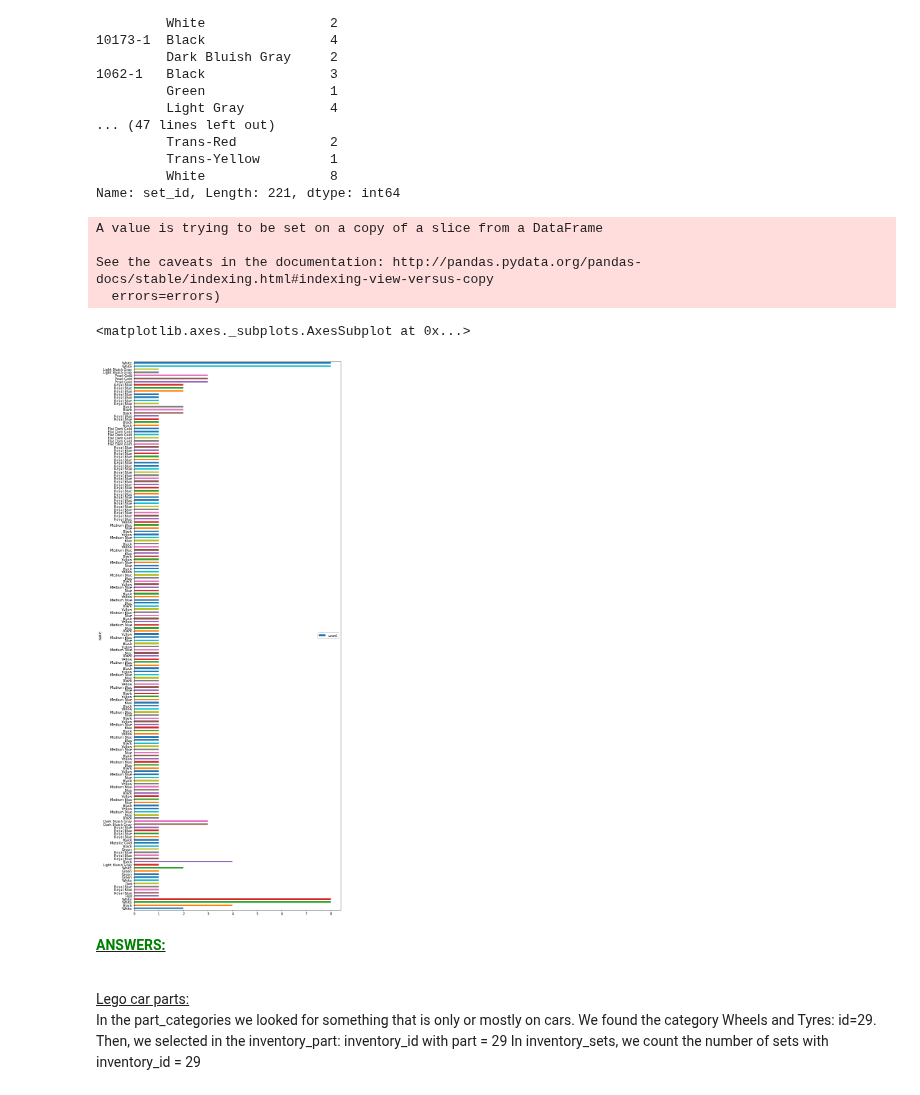
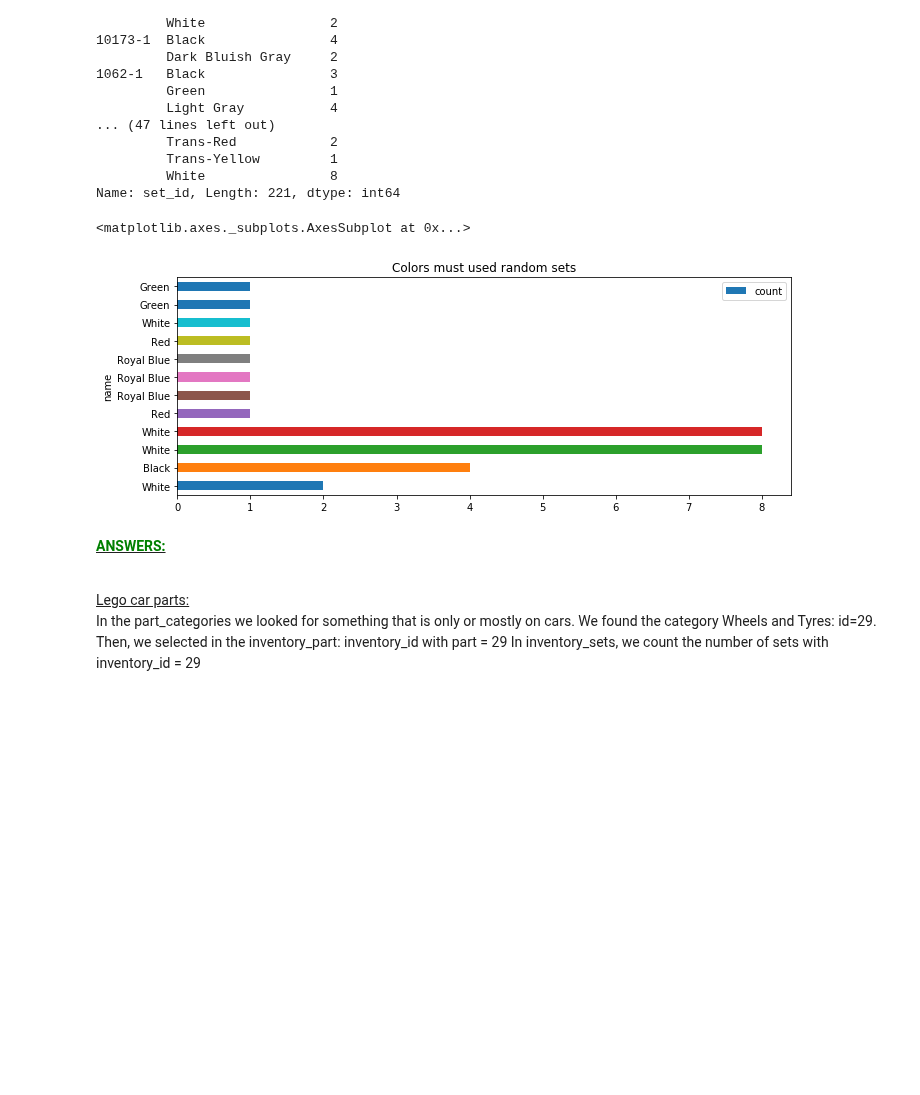
Before and after one commit to Apiquet/ADA_EPFL, a Jupyter notebook: ADA2018-Homework-master/01 - Pandas and Data Wrangling/Exercise 1.ipynb, the cells around one changed output. Cells and saved outputs as stored; diff of their text form; code cells hidden in the pictures; blank space fills up the shorter version.

Commit message:
Colors dominance for first sets

```diff
--- a/ADA2018-Homework-master/01 - Pandas and Data Wrangling/Exercise 1.ipynb
+++ b/ADA2018-Homework-master/01 - Pandas and Data Wrangling/Exercise 1.ipynb
@@ -257,18 +257,13 @@ Name: set_id, Length: 221, dtype: int64
 # %%
 #keeping only the color the most used for each set
 groupby_sets = inventory_color_filtered.groupby(['set_id','name']).set_id.count().reset_index(name="count")
 index = groupby_sets.groupby(['set_id'])['count'].transform(max) == groupby_sets['count']
 color_sets = groupby_sets[index]
-color_sets.drop(color_sets.columns[[0]], axis=1, inplace=True)
 #diplaying color graph
-color_sets.plot(x='name', y='count',kind='barh', figsize=(11, 30))
+color_sets.head(12).plot(x='name', y='count',kind='barh',title='Colors must used random sets', figsize=(11, 4))
 # %% [output]
-A value is trying to be set on a copy of a slice from a DataFrame
-
-See the caveats in the documentation: http://pandas.pydata.org/pandas-docs/stable/indexing.html#indexing-view-versus-copy
-  errors=errors)
+<matplotlib.axes._subplots.AxesSubplot at 0x...>
-<matplotlib.axes._subplots.AxesSubplot at 0x...>
-[figure, old version]
+[figure, new version]
 # %% [markdown]
 <u><b><font color='green'>ANSWERS:</font></b></u><br><br>
 
```
